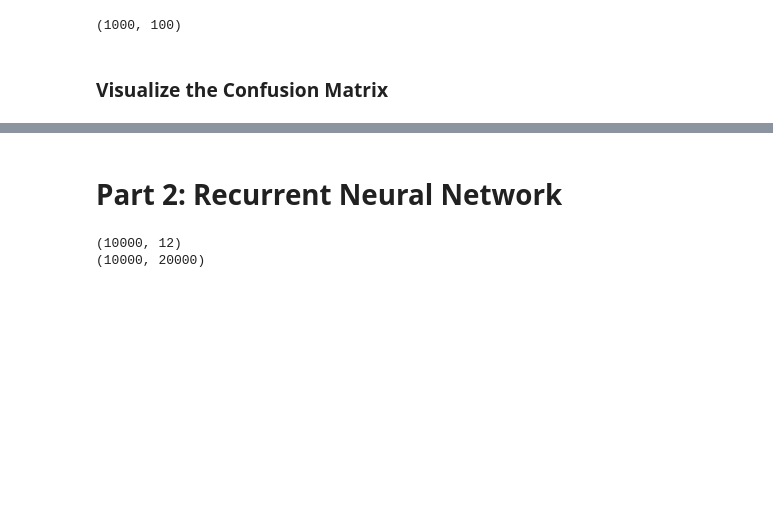
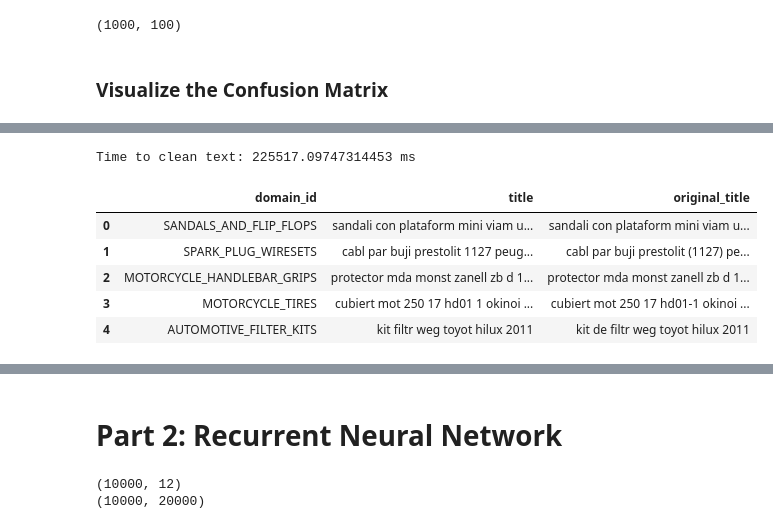
Before and after one commit to agustin-sarasua/workshop-categorization, a Jupyter notebook: Workshop_Step1.ipynb, the cells around one changed output, grey strips where cells are left out. Saved outputs shown, nothing was run; the diff lists cells and outputs as text; code cells hidden in the pictures; blank space fills up the shorter version.

```diff
--- a/Workshop_Step1.ipynb
+++ b/Workshop_Step1.ipynb
@@ -556,0 +699,18 @@ Mural De Ajedrez Deluxe - Ventajedrez Truth: BOARD_GAMES Prediction: DECORATIVE_
+# %%
+tic = time.time()
+
+df = df.apply(clean_data, axis=1)
+
+toc = time.time()
+print("Time to clean text: " + str(1000*(toc-tic)) + " ms")
+
+
+df.head()
+# %% [output]
+Time to clean text: 225517.09747314453 ms
+|  | domain_id | title | original_title |
+| 0 | SANDALS_AND_FLIP_FLOPS | sandali con plataform mini viam u... | sandali con plataform mini viam u... |
+| 1 | SPARK_PLUG_WIRESETS | cabl par buji prestolit 1127 peug... | cabl par buji prestolit (1127) pe... |
+| 2 | MOTORCYCLE_HANDLEBAR_GRIPS | protector mda monst zanell zb d 1... | protector mda monst zanell zb d 1... |
+| 3 | MOTORCYCLE_TIRES | cubiert mot 250 17 hd01 1 okinoi ... | cubiert mot 250 17 hd01-1 okinoi ... |
+| 4 | AUTOMOTIVE_FILTER_KITS | kit filtr weg toyot hilux 2011 | kit de filtr weg toyot hilux 2011 |
```
Also changed, not shown: parts of 24 cells of this notebook.
